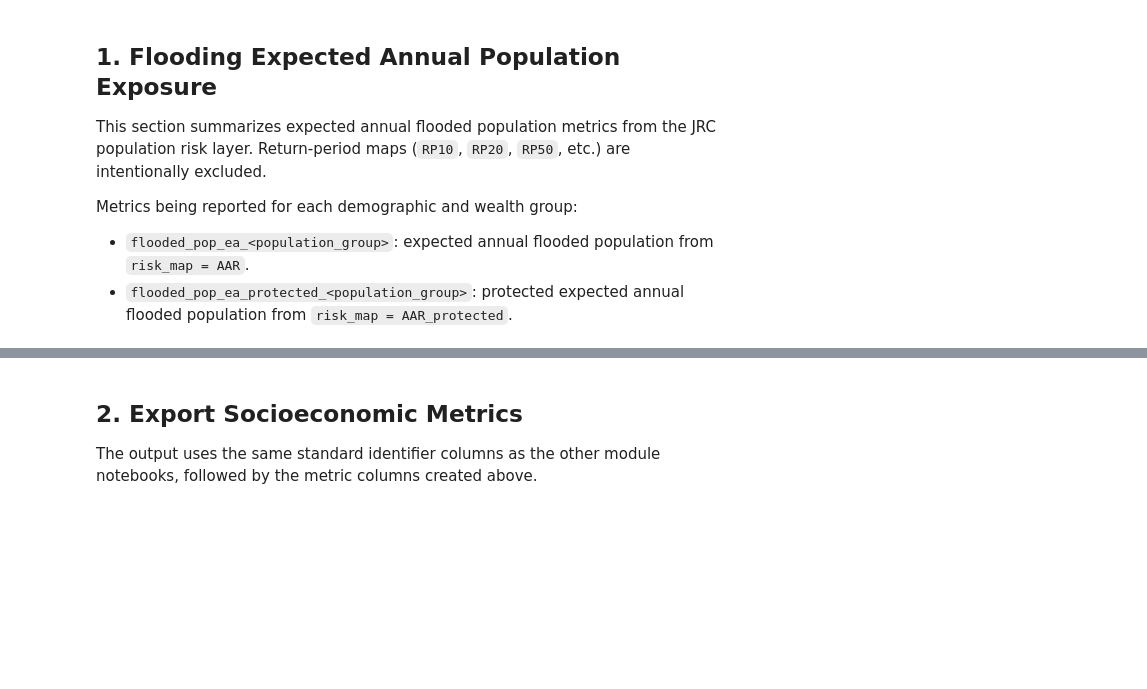
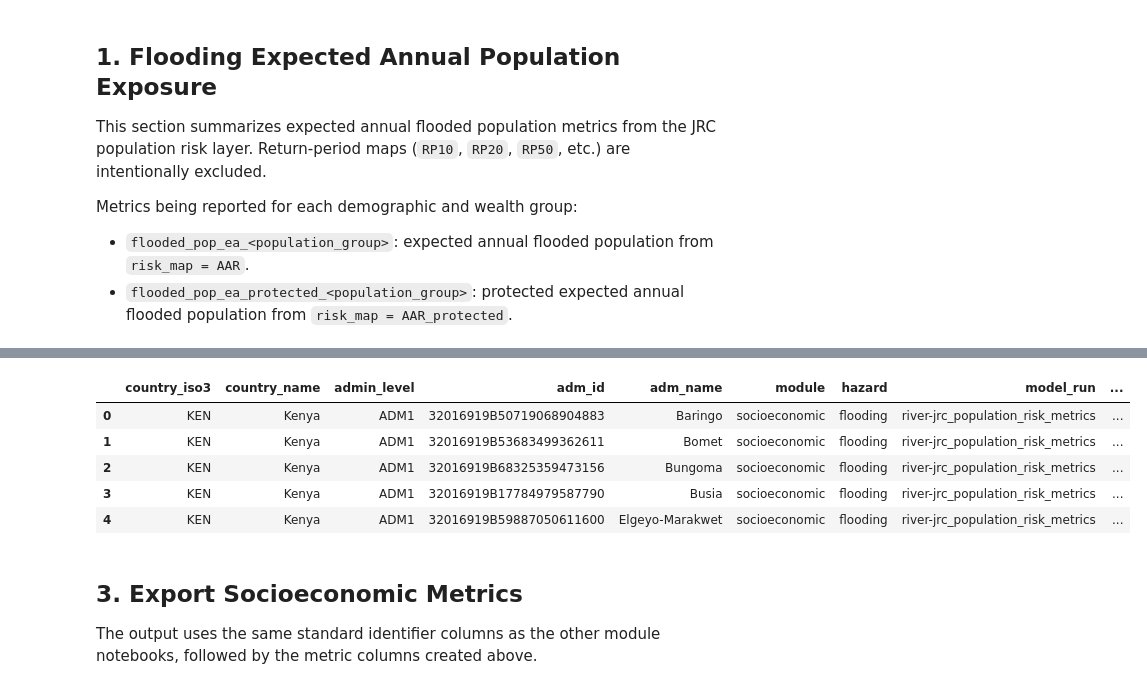
Before and after one commit to nismod/national_tool_metrics, a Jupyter notebook: notebooks/02_socioeconomic_risk_metrics.ipynb, the cells around one changed output, grey strips where cells are left out. Cells and saved outputs as stored; diff of their text form; code cells hidden in the pictures; blank space fills up the shorter version.

Commit message:
update socioeconomic metrics notebook

```diff
--- a/notebooks/02_socioeconomic_risk_metrics.ipynb
+++ b/notebooks/02_socioeconomic_risk_metrics.ipynb
@@ -35,6 +35,13 @@ OUTPUT_PATH = OUTPUT_DIR / f"{COUNTRY_ISO3}_{ADMIN_LEVEL}_{MODULE}_{HAZARD}_metr
 
 POPULATION_RISK_PATH = RAW_SOCIOECONOMIC_DIR / HAZARD / "KEN_ADM1_jrc_population_risk_metrics.gpkg"
 POPULATION_RISK_LAYER = "KEN_ADM1_jrc_population_risk_metrics"
+
+CAPITAL_STOCK_AAL_PATH = (
+    RAW_SOCIOECONOMIC_DIR
+    / HAZARD
+    / f"{COUNTRY_ISO3}_{ADMIN_LEVEL.upper()}_metrics_jrc-flood_AALs_baseline_capstock.gpkg"
+)
+CAPITAL_STOCK_AAL_LAYER = f"{COUNTRY_ISO3}_{ADMIN_LEVEL.upper()}_metrics_jrc-flood_AALs_baseline_capstock"
 
 # Keep only expected annual risk maps; return-period rows such as RP10/RP100 are intentionally excluded.
 EXPECTED_ANNUAL_RISK_MAPS = ["AAR", "AAR_protected"]
@@ -59,4 +66,4 @@ POPULATION_GROUP_TOKENS = {
     "wealth_q5": "wealth_q5",
 }
 
-POPULATION_RISK_PATH, OUTPUT_PATH
+POPULATION_RISK_PATH, CAPITAL_STOCK_AAL_PATH, OUTPUT_PATH
@@ -226,5 +316,27 @@ flooding_metrics.head()
+# %%
+capital_stock_aal_table = read_gpkg_attributes(CAPITAL_STOCK_AAL_PATH, CAPITAL_STOCK_AAL_LAYER)
+capital_stock_aal_metrics = capital_stock_aal_metrics_by_admin(capital_stock_aal_table)
+
+flooding_metrics = flooding_metrics.merge(
+    capital_stock_aal_metrics,
+    on="adm_id",
+    how="left",
+    validate="one_to_one",
+)
+
+aal_columns = [column for column in flooding_metrics.columns if column.startswith("capstock_aal_")]
+flooding_metrics[aal_columns] = flooding_metrics[aal_columns].fillna(0)
+
+flooding_metrics.head()
+# %% [output]
+|  | country_iso3 | country_name | admin_level | adm_id | adm_name | module | hazard | model_run | ... |
+| 0 | KEN | Kenya | ADM1 | 32016919B50719068904883 | Baringo | socioeconomic | flooding | river-jrc_population_risk_metrics | ... |
+| 1 | KEN | Kenya | ADM1 | 32016919B53683499362611 | Bomet | socioeconomic | flooding | river-jrc_population_risk_metrics | ... |
+| 2 | KEN | Kenya | ADM1 | 32016919B68325359473156 | Bungoma | socioeconomic | flooding | river-jrc_population_risk_metrics | ... |
+| 3 | KEN | Kenya | ADM1 | 32016919B17784979587790 | Busia | socioeconomic | flooding | river-jrc_population_risk_metrics | ... |
+| 4 | KEN | Kenya | ADM1 | 32016919B59887050611600 | Elgeyo-Marakwet | socioeconomic | flooding | river-jrc_population_risk_metrics | ... |
 # %% [markdown]
-## 2. Export Socioeconomic Metrics
+## 3. Export Socioeconomic Metrics
 
 The output uses the same standard identifier columns as the other module notebooks, followed by the metric columns created above.
 # %%
```
Also changed, not shown: parts of 6 cells of this notebook.
